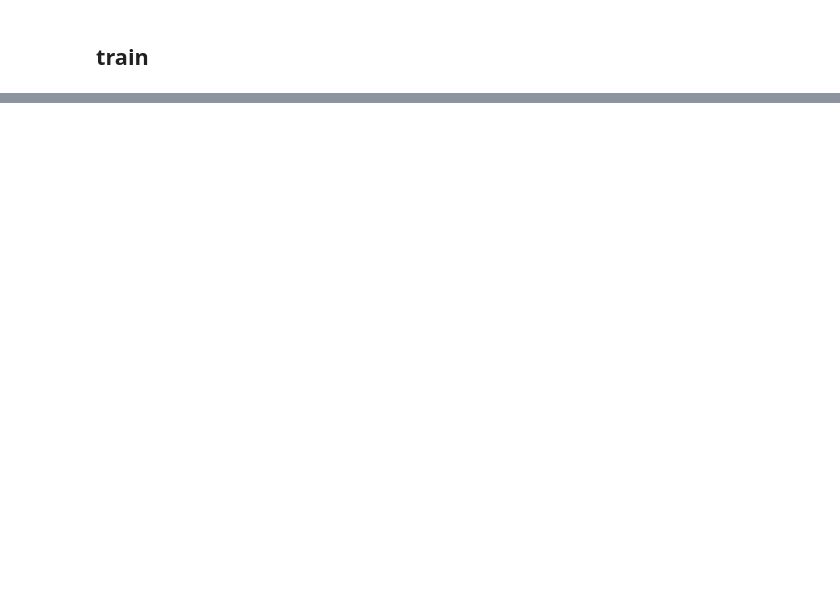
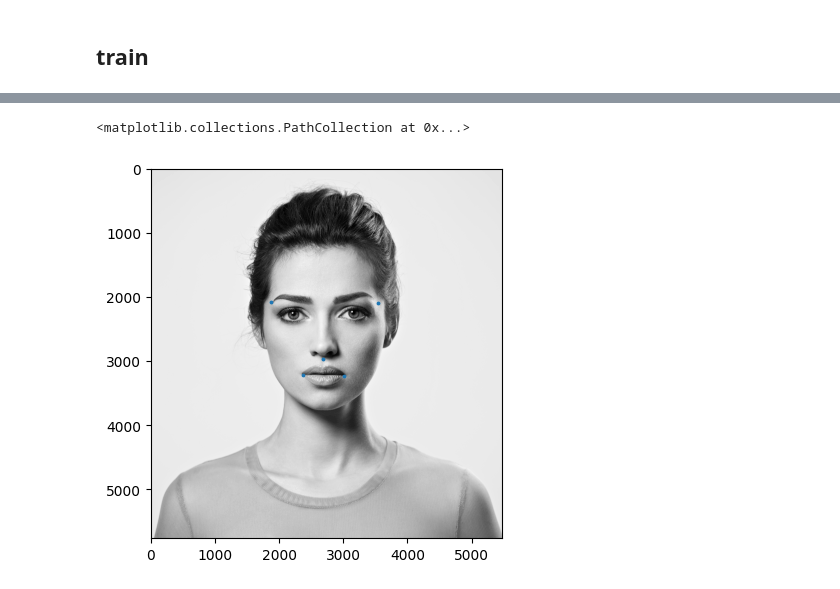
Before and after one commit to meysam-kazemi/face_detection_with_5_landmarks, a Jupyter notebook: face_detection.ipynb, the cells around one changed output, grey strips where cells are left out. Cells and saved outputs as stored; diff of their text form; code cells hidden in the pictures; blank space fills up the shorter version.

```diff
--- a/face_detection.ipynb
+++ b/face_detection.ipynb
@@ -61,0 +96,6 @@ predictor("labels_5landmarks_test.xml","predictor_5_landmarks.dat")
+# %%
+plt.imshow(img,'gray')
+plt.scatter(shape[:,0],shape[:,1],s=3)
+# %% [output]
+<matplotlib.collections.PathCollection at 0x...>
+[figure, added]
```
Also changed, not shown: parts of 7 cells of this notebook.
